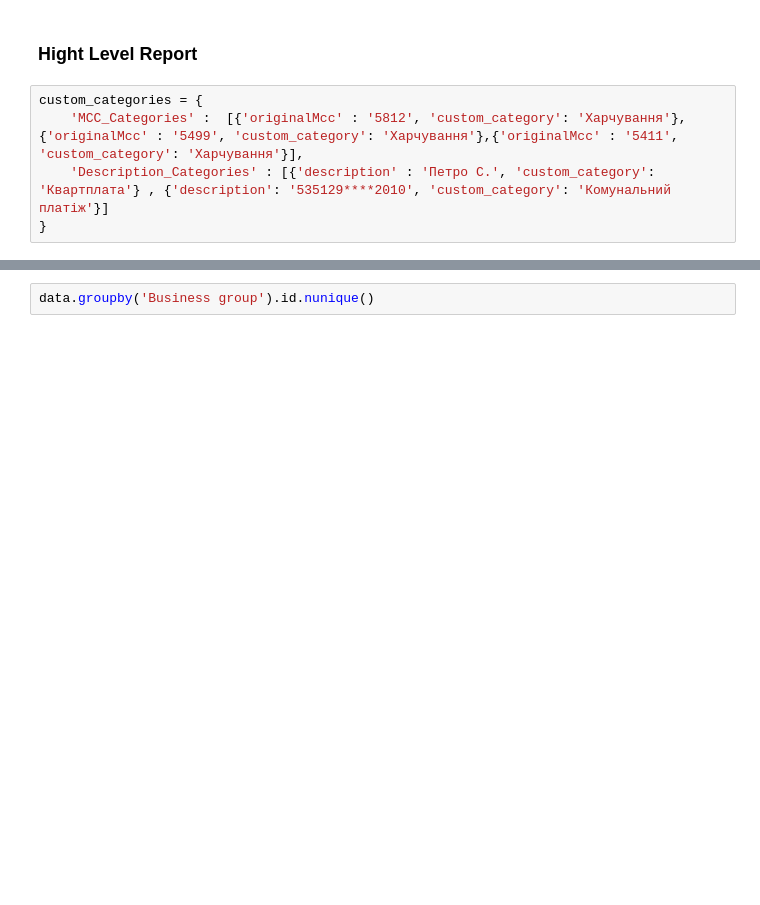
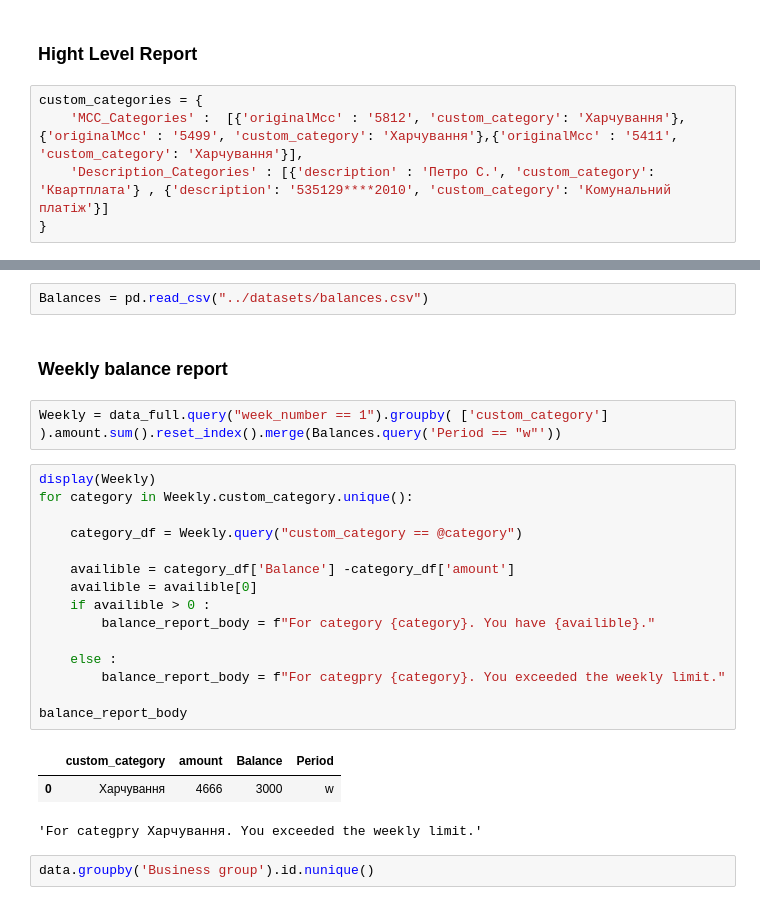
Before and after one commit to wixxxez/TransactionClassificator, a Jupyter notebook: notebooks/TransactionReport.ipynb, the cells around one changed output, grey strips where cells are left out. Saved outputs shown, nothing was run; the diff lists cells and outputs as text; blank space fills up the shorter version.

Commit message:
Transaction Report in notebook

```diff
--- a/notebooks/TransactionReport.ipynb
+++ b/notebooks/TransactionReport.ipynb
@@ -130,3 +71,28 @@ data.query('Category == "Різні товари загального призн
+# %%
+Balances = pd.read_csv("../datasets/balances.csv")
+# %% [markdown]
+### Weekly balance report
+# %%
+Weekly = data_full.query("week_number == 1").groupby( ['custom_category'] ).amount.sum().reset_index().merge(Balances.query('Period == "w"'))
+# %%
+display(Weekly)
+for category in Weekly.custom_category.unique():
+
+    category_df = Weekly.query("custom_category == @category")
+
+    availible = category_df['Balance'] -category_df['amount']
+    availible = availible[0]
+    if availible > 0 :
+        balance_report_body = f"For category {category}. You have {availible}."
+
+    else :
+        balance_report_body = f"For categpry {category}. You exceeded the weekly limit."
+
+balance_report_body
+# %% [output]
+|  | custom_category | amount | Balance | Period |
+| 0 | Харчування | 4666 | 3000 | w |
+'For categpry Харчування. You exceeded the weekly limit.'
 # %%
 data.groupby('Business group').id.nunique()
 # %% [output]
```
Also changed, not shown: parts of 11 cells of this notebook, 1 other file.
